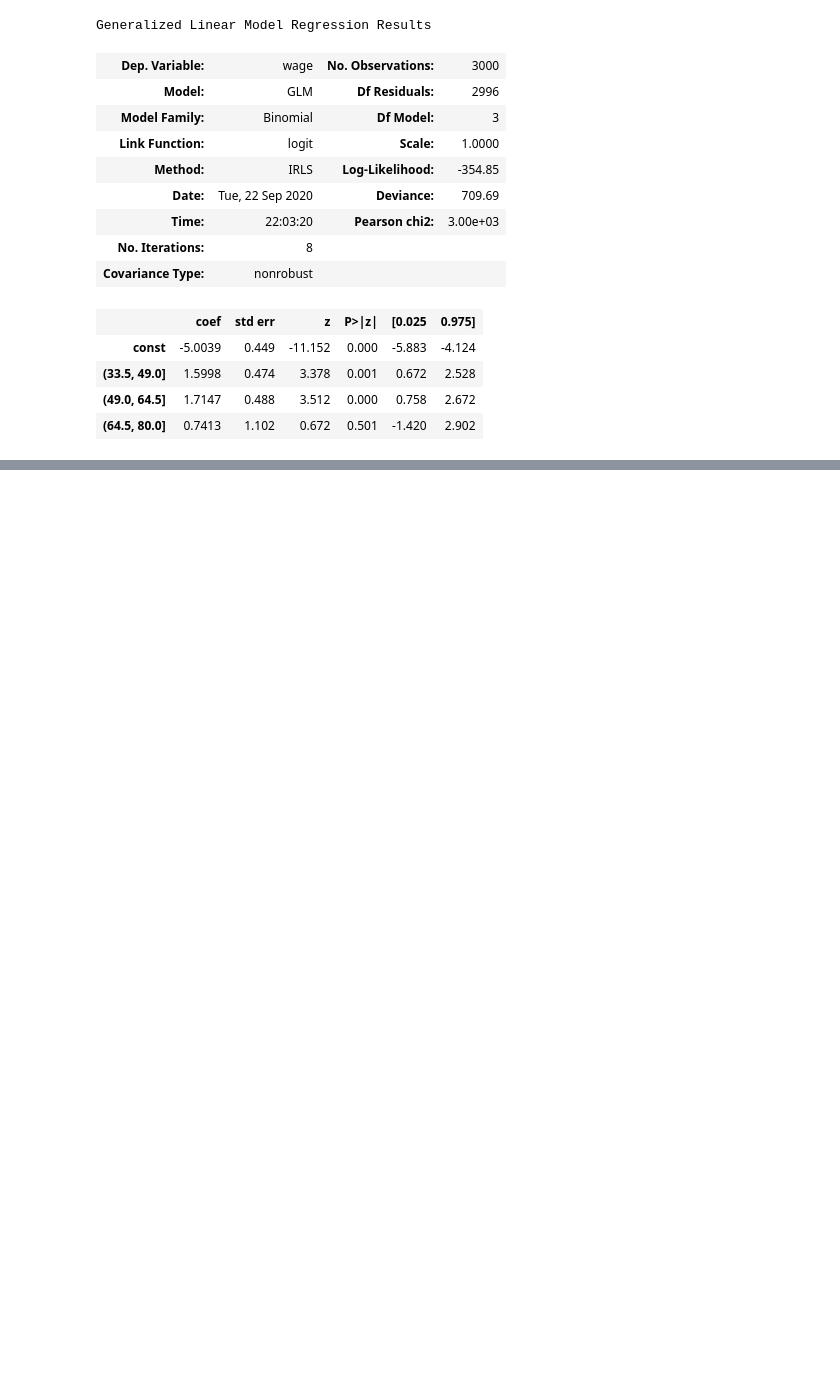
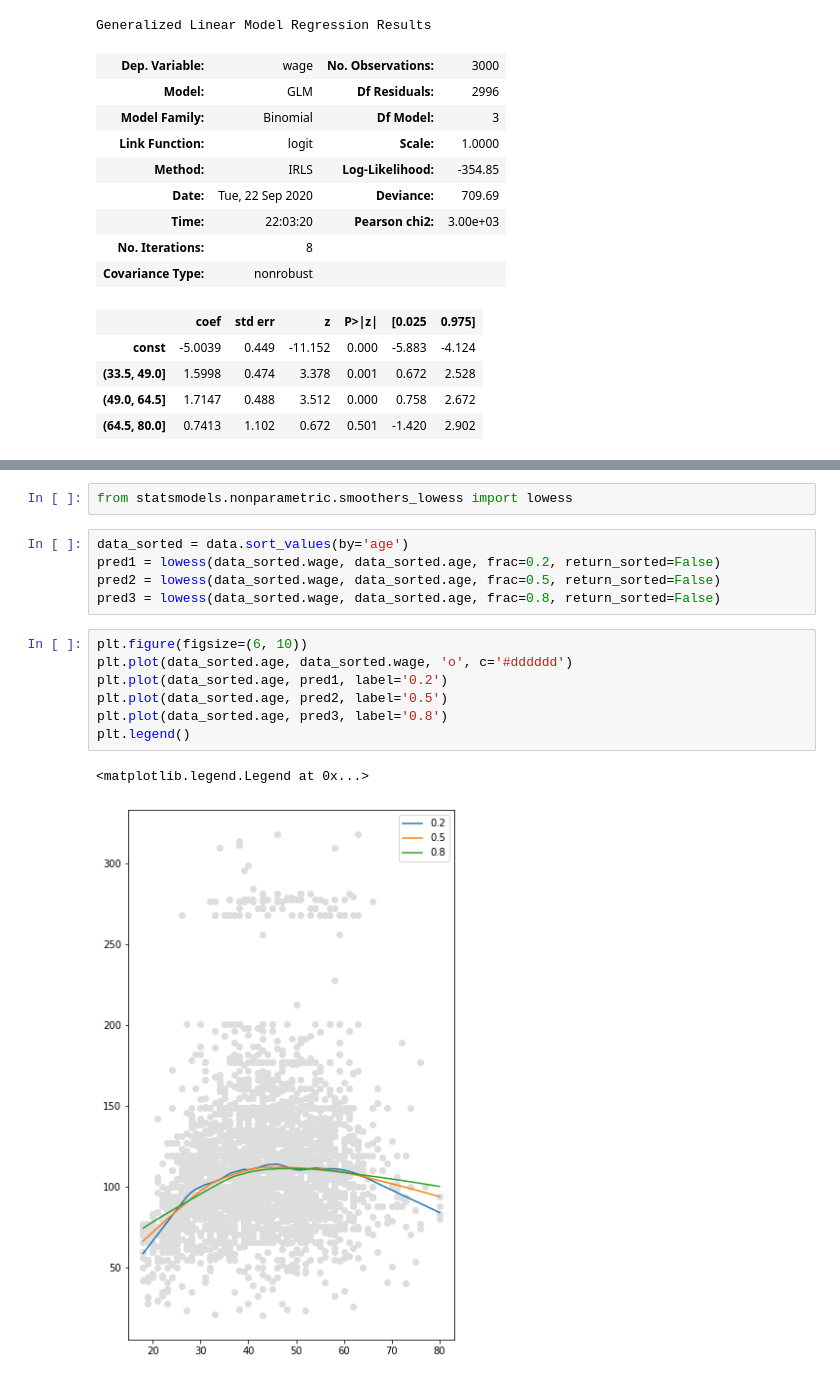
Before and after one commit to vivialprt/ISLR, a Jupyter notebook: Chapter7/Lab.ipynb, the cells around one changed output, grey strips where cells are left out. Cells and saved outputs as stored; diff of their text form; blank space fills up the shorter version.

```diff
--- a/Chapter7/Lab.ipynb
+++ b/Chapter7/Lab.ipynb
@@ -199,0 +252,17 @@ NotImplementedError: some data points fall outside the outermost knots, and I'm
+# %%
+from statsmodels.nonparametric.smoothers_lowess import lowess
+# %%
+data_sorted = data.sort_values(by='age')
+pred1 = lowess(data_sorted.wage, data_sorted.age, frac=0.2, return_sorted=False)
+pred2 = lowess(data_sorted.wage, data_sorted.age, frac=0.5, return_sorted=False)
+pred3 = lowess(data_sorted.wage, data_sorted.age, frac=0.8, return_sorted=False)
+# %%
+plt.figure(figsize=(6, 10))
+plt.plot(data_sorted.age, data_sorted.wage, 'o', c='#dddddd')
+plt.plot(data_sorted.age, pred1, label='0.2')
+plt.plot(data_sorted.age, pred2, label='0.5')
+plt.plot(data_sorted.age, pred3, label='0.8')
+plt.legend()
+# %% [output]
+<matplotlib.legend.Legend at 0x...>
+[figure, added]
```
Also changed, not shown: parts of 7 cells of this notebook.
